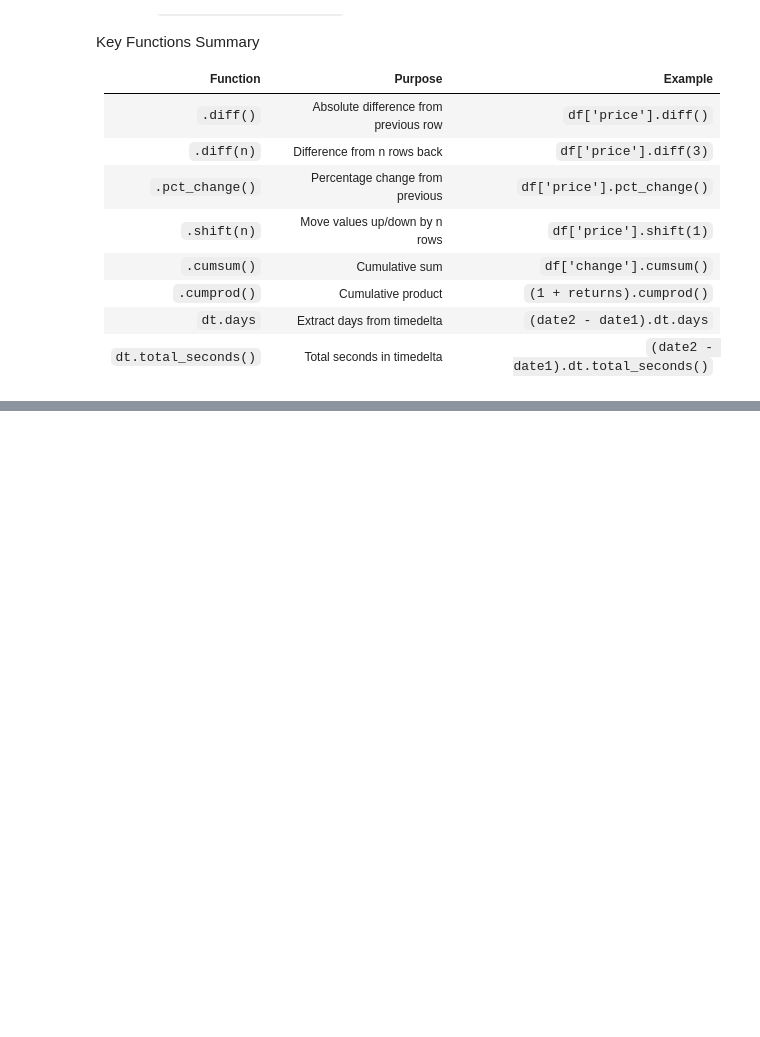
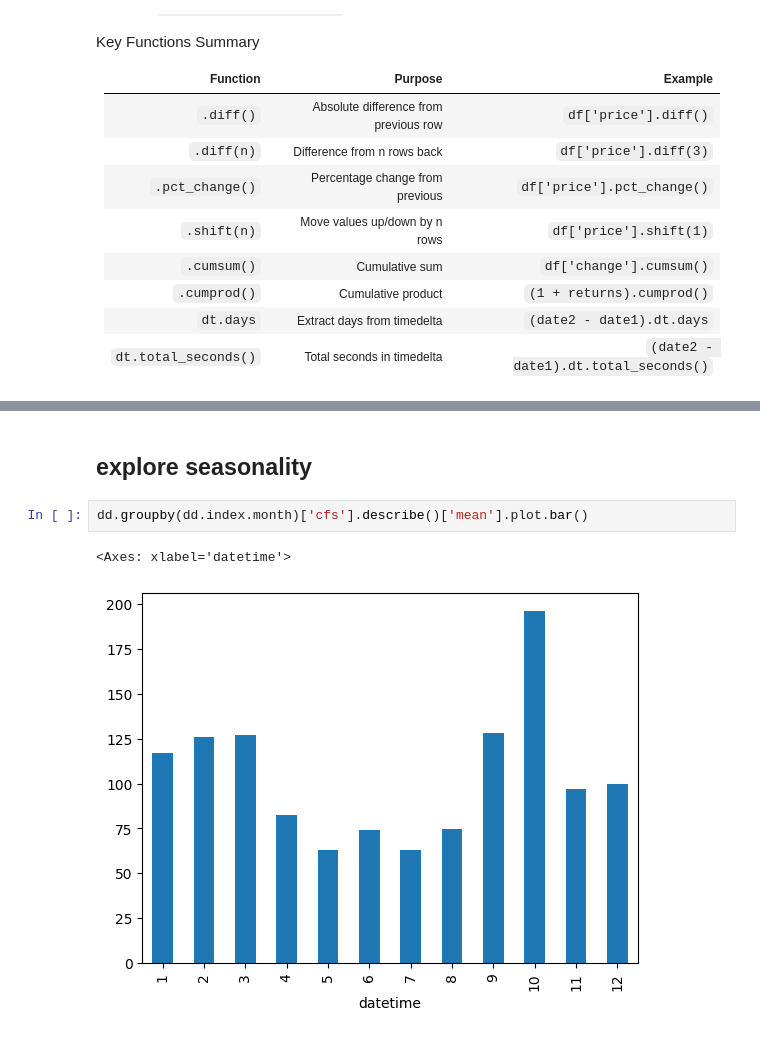
Before and after one commit to jeremyxtmeng/learning-pandas-plotting, a Jupyter notebook: learning_5_pandas_datetime.ipynb, the cells around one changed output, grey strips where cells are left out. Saved outputs shown, nothing was run; the diff lists cells and outputs as text; blank space fills up the shorter version.

```diff
--- a/learning_5_pandas_datetime.ipynb
+++ b/learning_5_pandas_datetime.ipynb
@@ -52,0 +178,7 @@ Key Functions Summary
+# %% [markdown]
+## explore seasonality
+# %%
+dd.groupby(dd.index.month)['cfs'].describe()['mean'].plot.bar()
+# %% [output]
+<Axes: xlabel='datetime'>
+[figure, added]
```
Also changed, not shown: parts of 12 cells of this notebook, 1 other file.
